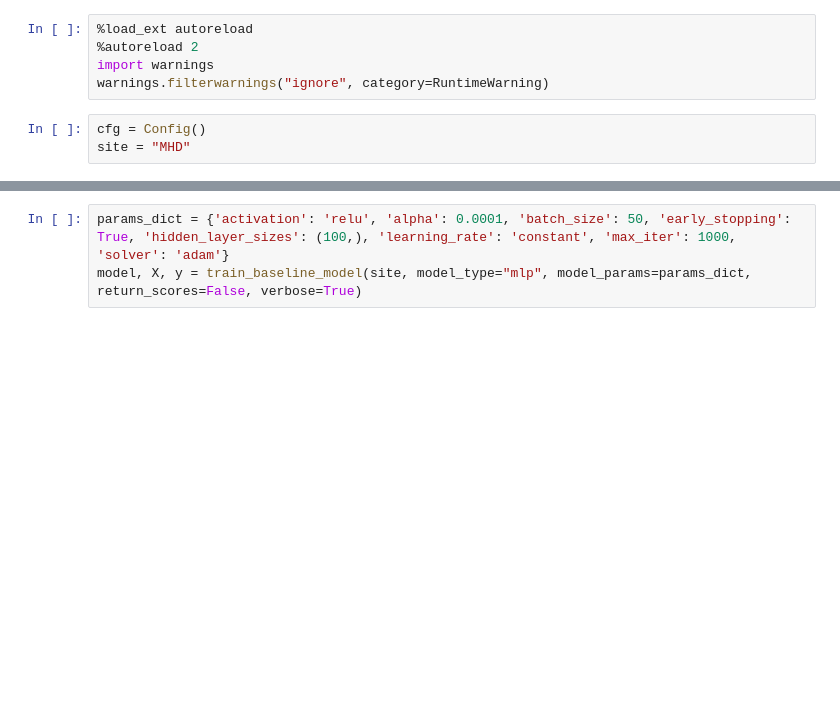
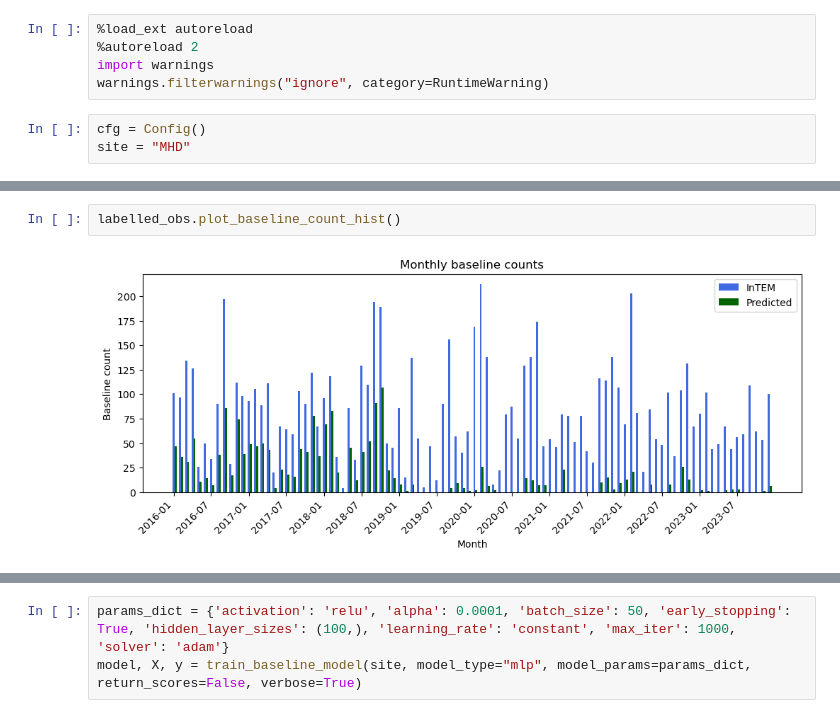
Before and after one commit to openghg/ml-baselines, a Jupyter notebook: notebooks/predicting.ipynb, the cells around one changed output, grey strips where cells are left out. Saved outputs shown, nothing was run; the diff lists cells and outputs as text; blank space fills up the shorter version.

```diff
--- a/notebooks/predicting.ipynb
+++ b/notebooks/predicting.ipynb
@@ -22,0 +75,4 @@ site = "MHD"
+# %%
+labelled_obs.plot_baseline_count_hist()
+# %% [output]
+[figure, added]
```
Also changed, not shown: parts of 35 cells of this notebook, 2 other files.
